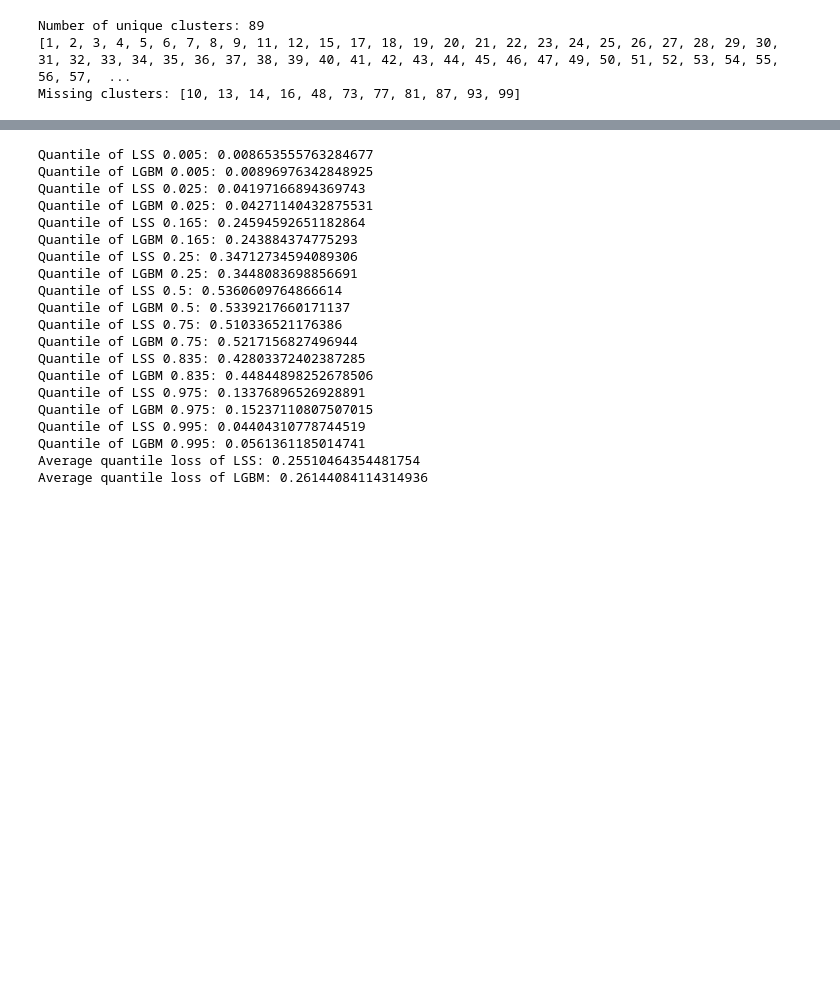
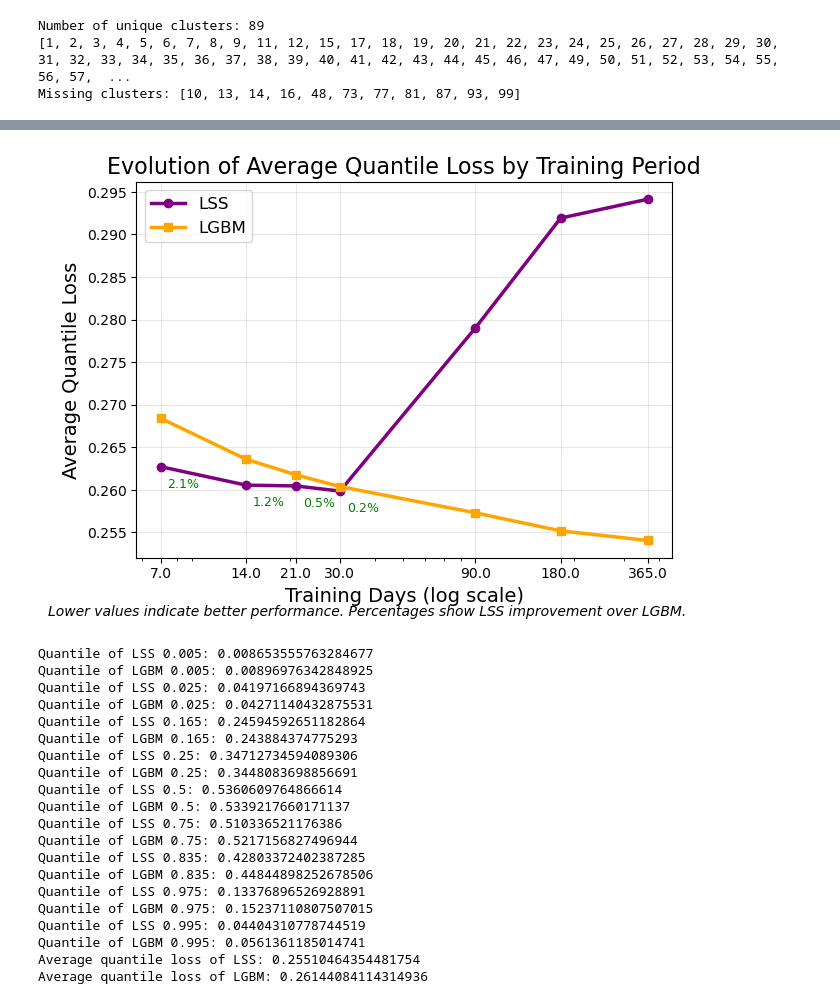
Before and after one commit to ujohn33/dgbm-paper, a Jupyter notebook: notebooks/check_scores_M5.ipynb, the cells around one changed output, grey strips where cells are left out. Cells and saved outputs as stored; diff of their text form; code cells hidden in the pictures; blank space fills up the shorter version.

```diff
--- a/notebooks/check_scores_M5.ipynb
+++ b/notebooks/check_scores_M5.ipynb
@@ -130,0 +168,12 @@ array([  7.,  14.,  21.,  30.,  90., 180., 365.])
+# %%
+quantiles = [0.005, 0.025, 0.165, 0.25, 0.5, 0.75, 0.835, 0.975, 0.995]
+quant_dict_lss = {}
+quant_dict_lgbm = {}
+for days in training_days:
+    df_temp = df.loc[df['training_days'] == days].reset_index(drop=True)
+    for q in quantiles:
+        quant_dict_lss[f'quant_{q}'] = quantile_loss(q, df_temp['actual'], df_temp[f'lss_quant_{q}']).mean()
+        quant_dict_lgbm[f'quant_{q}'] = quantile_loss(q, df_temp['actual'], df_temp[f'lgbm_quant_{q}']).mean()
+    # calculate average quantile loss of quant_dict|
+    print(f"Average quantile loss of LSS: {np.mean(list(quant_dict_lss.values()))}")
+    print(f"Average quantile loss of LGBM: {np.mean(list(quant_dict_lgbm.values()))}")
@@ -131,3 +195,65 @@ array([  7.,  14.,  21.,  30.,  90., 180., 365.])
+# %%
+lss_avg_losses = []
+lgbm_avg_losses = []
+
+for days in training_days:
+    df_temp = df.loc[df['training_days'] == days].reset_index(drop=True)
+
+    quant_dict_lss = {}
+    quant_dict_lgbm = {}
+
+    for q in quantiles:
+        quant_dict_lss[f'quant_{q}'] = quantile_loss(q, df_temp['actual'], df_temp[f'lss_quant_{q}']).mean()
+        quant_dict_lgbm[f'quant_{q}'] = quantile_loss(q, df_temp['actual'], df_temp[f'lgbm_quant_{q}']).mean()
+
+    lss_avg_losses.append(np.mean(list(quant_dict_lss.values())))
+    lgbm_avg_losses.append(np.mean(list(quant_dict_lgbm.values())))
+
+# Create a results dataframe for easier plotting
+results_df = pd.DataFrame({
+    'Training Days': training_days,
+    'LSS': lss_avg_losses,
+    'LGBM': lgbm_avg_losses
+})
+
+# Plot the results
+plt.plot(results_df['Training Days'], results_df['LSS'], marker='o', linewidth=2.5, label='LSS', color='purple')
+plt.plot(results_df['Training Days'], results_df['LGBM'], marker='s', linewidth=2.5, label='LGBM', color='orange')
+
+# add a flat line at 0.2356 labeled ARIMA
+#plt.axhline(y=0.2356, color='red', linestyle='--', label='ARIMA (0.2356)', linewidth=2)
+
+# Add percentage improvement annotation
+for i in range(len(training_days)):
+    improvement = (results_df['LGBM'][i] - results_df['LSS'][i]) / results_df['LGBM'][i] * 100
+    if improvement > 0:
+        plt.annotate(f"{improvement:.1f}%",
+                     xy=(training_days[i], results_df['LSS'][i]),
+                     xytext=(5, -15),
+                     textcoords='offset points',
+                     fontsize=9,
+                     color='green')
+
+# Customize the plot
+plt.xscale('log')
+plt.xlabel('Training Days (log scale)', fontsize=14)
+plt.ylabel('Average Quantile Loss', fontsize=14)
+plt.title('Evolution of Average Quantile Loss by Training Period', fontsize=16)
+plt.legend(fontsize=12)
+plt.grid(True, alpha=0.3)
+
+# Add ticks for each training period
+plt.xticks(training_days, [str(day) for day in training_days])
+
+# Annotate the plot with additional information
+plt.figtext(0.5, 0.01,
+            'Lower values indicate better performance. Percentages show LSS improvement over LGBM.',
+            ha='center', fontsize=10, style='italic')
+
+plt.tight_layout()
+plt.show()
+# %% [output]
+[figure, added]
 # %%
 quantiles = [0.005, 0.025, 0.165, 0.25, 0.5, 0.75, 0.835, 0.975, 0.995]
 quant_dict_lss = {}
```
Also changed, not shown: parts of 8 cells of this notebook.
